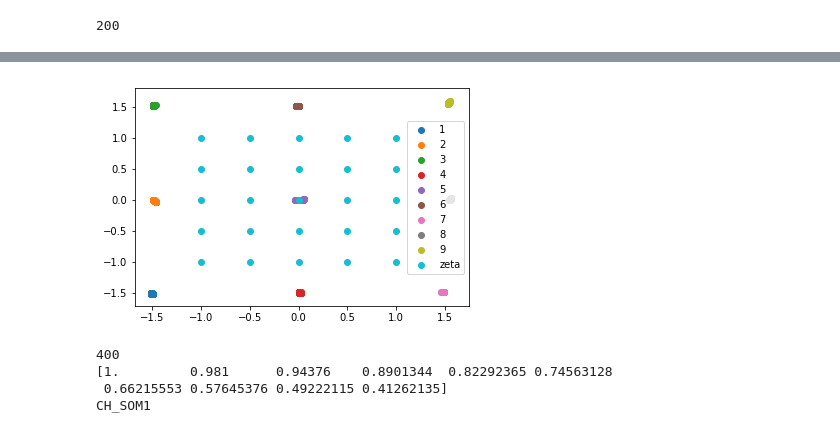
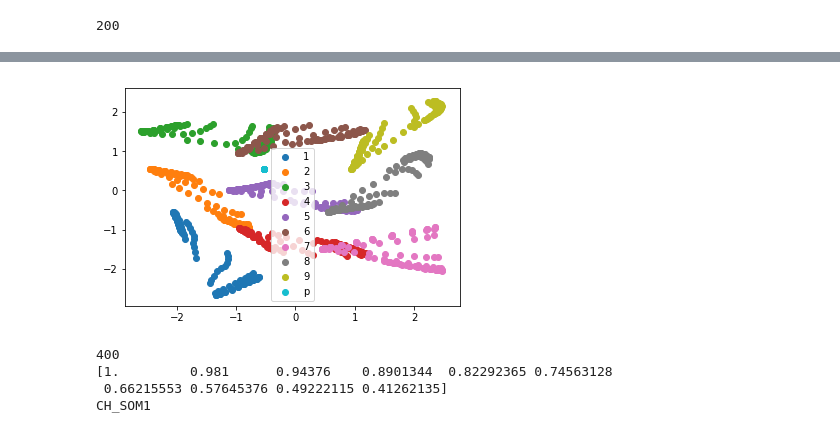
Before and after one commit to forusufia/harada, a Jupyter notebook: SOM/SOM2/SOM_module.ipynb, the cells around one changed output, grey strips where cells are left out. Drawn from its saved outputs; the diff is of its cells as text; code cells hidden in the pictures.

```diff
--- a/SOM/SOM2/SOM_module.ipynb
+++ b/SOM/SOM2/SOM_module.ipynb
@@ -779,7 +792,7 @@ for file_num in range(file):
     som[file_num].initialize(X)
 # %%
 for file_num in range(file):
-    som[file_num].fit(1)
+    som[file_num].fit(10)
     #k_size = np.size(ch_som ,axis=0)
     ch_som = som[file_num].y_k
     #ch_som.flatten()
@@ -873,28 +858,28 @@ array([[34.45270129, 34.45270129],
 # %%
 plt.scatter(som[0].y_k[:,0],som[0].y_k[:,1], label="1")
 #plt.scatter(som[0].X[:,0],som[0].X[:,1], label="x1")
 plt.scatter(som[1].y_k[:,0],som[1].y_k[:,1], label="2")
 #plt.scatter(som[1].X[:,0],som[1].X[:,1], label="x1")
 plt.scatter(som[2].y_k[:,0],som[2].y_k[:,1], label="3")
 #plt.scatter(som[2].X[:,0],som[2].X[:,1], label="x1")
 plt.scatter(som[3].y_k[:,0],som[3].y_k[:,1], label="4")
 #plt.scatter(som[3].X[:,0],som[3].X[:,1], label="x1")
 plt.scatter(som[4].y_k[:,0],som[4].y_k[:,1], label="5")
 #plt.scatter(som[4].X[:,0],som[4].X[:,1], label="x1")
 plt.scatter(som[5].y_k[:,0],som[5].y_k[:,1], label="6")
 #plt.scatter(som[5].X[:,0],som[5].X[:,1], label="x1")
 plt.scatter(som[6].y_k[:,0],som[6].y_k[:,1], label="7")
 #plt.scatter(som[6].X[:,0],som[6].X[:,1], label="x1")
 plt.scatter(som[7].y_k[:,0],som[7].y_k[:,1], label="8")
 #plt.scatter(som[7].X[:,0],som[7].X[:,1], label="x1")
 plt.scatter(som[8].y_k[:,0],som[8].y_k[:,1], label="9")
 #plt.scatter(som[8].X[:,0],som[8].X[:,1], label="x1")
-#plt.scatter(som_p.y_k[:,0],som_p.y_k[:,1], label="p")
-plt.scatter(som_p.zeta[:,0],som_p.zeta[:,1], label="zeta")
+plt.scatter(som_p.w_l[:,0],som_p.w_l[:,1], label="p")
+#plt.scatter(som_p.zeta[:,0],som_p.zeta[:,1], label="zeta")
 plt.legend()
 plt.show()
 # %% [output]
-[figure, old version]
+[figure, new version]
 # %%
 file = 1
 D = 2
```
Also changed, not shown: parts of 8 cells of this notebook.
